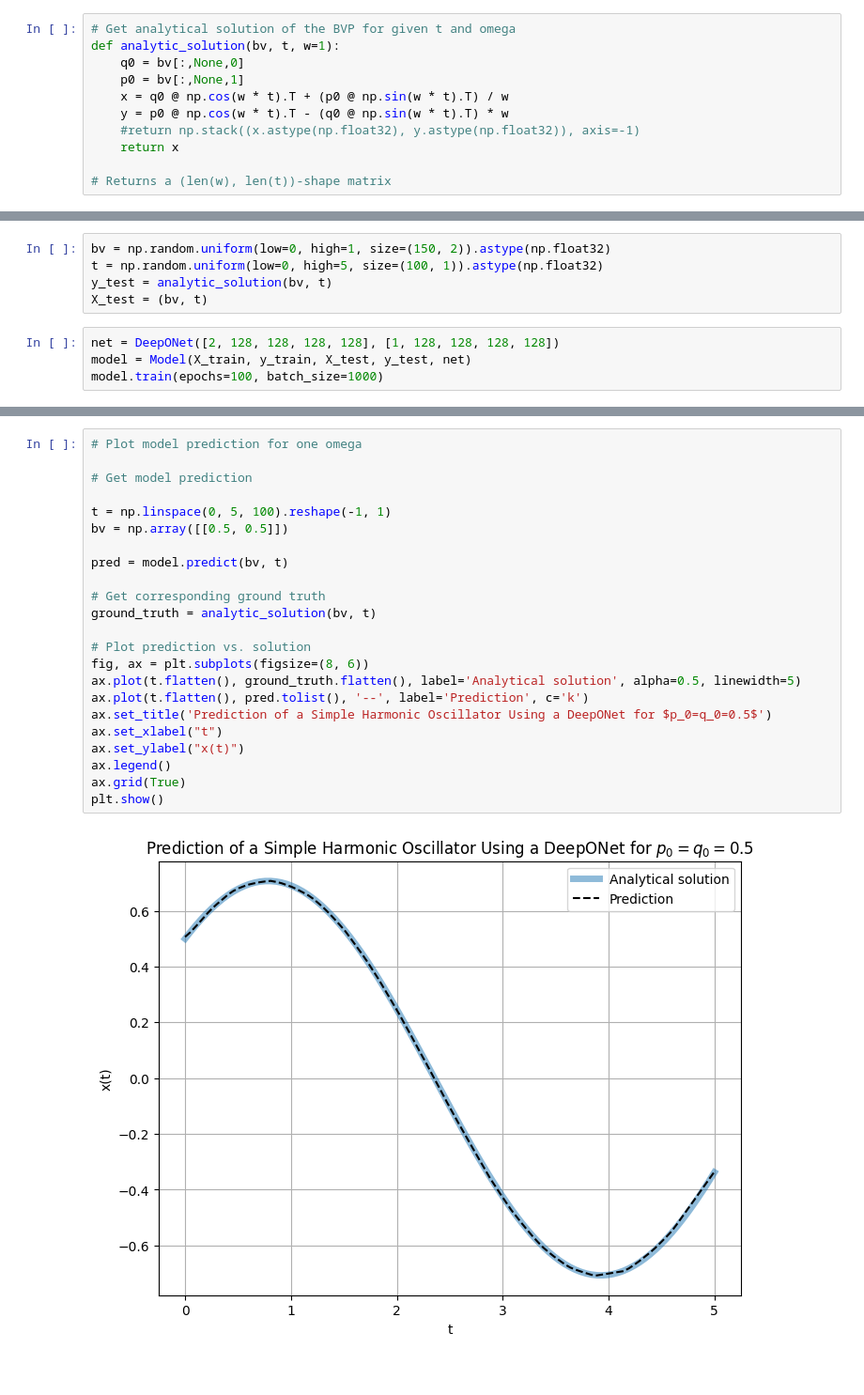
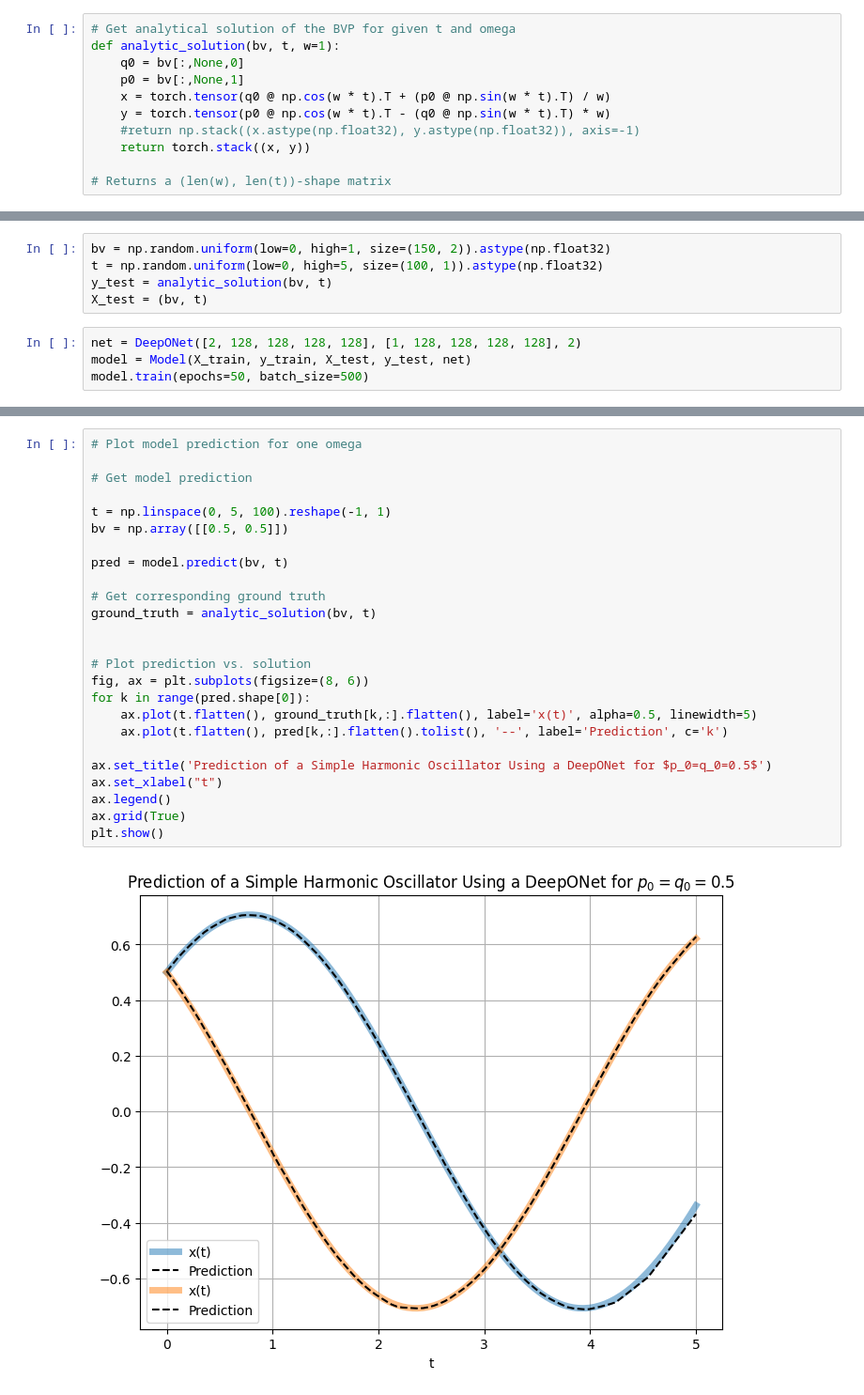
Before and after one commit to johanslettengren/Structure-Preserving-Operator-Learning, a Jupyter notebook: simple_harmonic_oscillator/oscillator.ipynb, the cells around one changed output, grey strips where cells are left out. Shown at 94% size. Drawn from its saved outputs; the diff is of its cells as text.

Commit message:
Made deepONet compatible with multiple output dimensions (system of DEs)

```diff
--- a/simple_harmonic_oscillator/oscillator.ipynb
+++ b/simple_harmonic_oscillator/oscillator.ipynb
@@ -35,9 +35,9 @@ $$
 def analytic_solution(bv, t, w=1):
     q0 = bv[:,None,0]
     p0 = bv[:,None,1]
-    x = q0 @ np.cos(w * t).T + (p0 @ np.sin(w * t).T) / w
-    y = p0 @ np.cos(w * t).T - (q0 @ np.sin(w * t).T) * w
+    x = torch.tensor(q0 @ np.cos(w * t).T + (p0 @ np.sin(w * t).T) / w)
+    y = torch.tensor(p0 @ np.cos(w * t).T - (q0 @ np.sin(w * t).T) * w)
     #return np.stack((x.astype(np.float32), y.astype(np.float32)), axis=-1)
-    return x
+    return torch.stack((x, y))
 
 # Returns a (len(w), len(t))-shape matrix
@@ -52,8 +58,8 @@ t = np.random.uniform(low=0, high=5, size=(100, 1)).astype(np.float32)
 y_test = analytic_solution(bv, t)
 X_test = (bv, t)
 # %%
-net = DeepONet([2, 128, 128, 128, 128], [1, 128, 128, 128, 128])
+net = DeepONet([2, 128, 128, 128, 128], [1, 128, 128, 128, 128], 2)
 model = Model(X_train, y_train, X_test, y_test, net)
-model.train(epochs=100, batch_size=1000)
+model.train(epochs=50, batch_size=500)
 # %% [output]
 Epoch    Train loss      Test loss
@@ -74,25 +80,27 @@ model.plot_losshistory()
 # %%
 # Plot model prediction for one omega
 
 # Get model prediction
 
 t = np.linspace(0, 5, 100).reshape(-1, 1)
 bv = np.array([[0.5, 0.5]])
 
 pred = model.predict(bv, t)
 
 # Get corresponding ground truth
 ground_truth = analytic_solution(bv, t)
 
+
 # Plot prediction vs. solution
 fig, ax = plt.subplots(figsize=(8, 6))
-ax.plot(t.flatten(), ground_truth.flatten(), label='Analytical solution', alpha=0.5, linewidth=5)
-ax.plot(t.flatten(), pred.tolist(), '--', label='Prediction', c='k')
+for k in range(pred.shape[0]):
+    ax.plot(t.flatten(), ground_truth[k,:].flatten(), label='x(t)', alpha=0.5, linewidth=5)
+    ax.plot(t.flatten(), pred[k,:].flatten().tolist(), '--', label='Prediction', c='k')
+
 ax.set_title('Prediction of a Simple Harmonic Oscillator Using a DeepONet for $p_0=q_0=0.5$')
 ax.set_xlabel("t")
-ax.set_ylabel("x(t)")
 ax.legend()
 ax.grid(True)
 plt.show()
 # %% [output]
-[figure, old version]
+[figure, new version]
```
Also changed, not shown: parts of 3 cells of this notebook, 1 other file.
